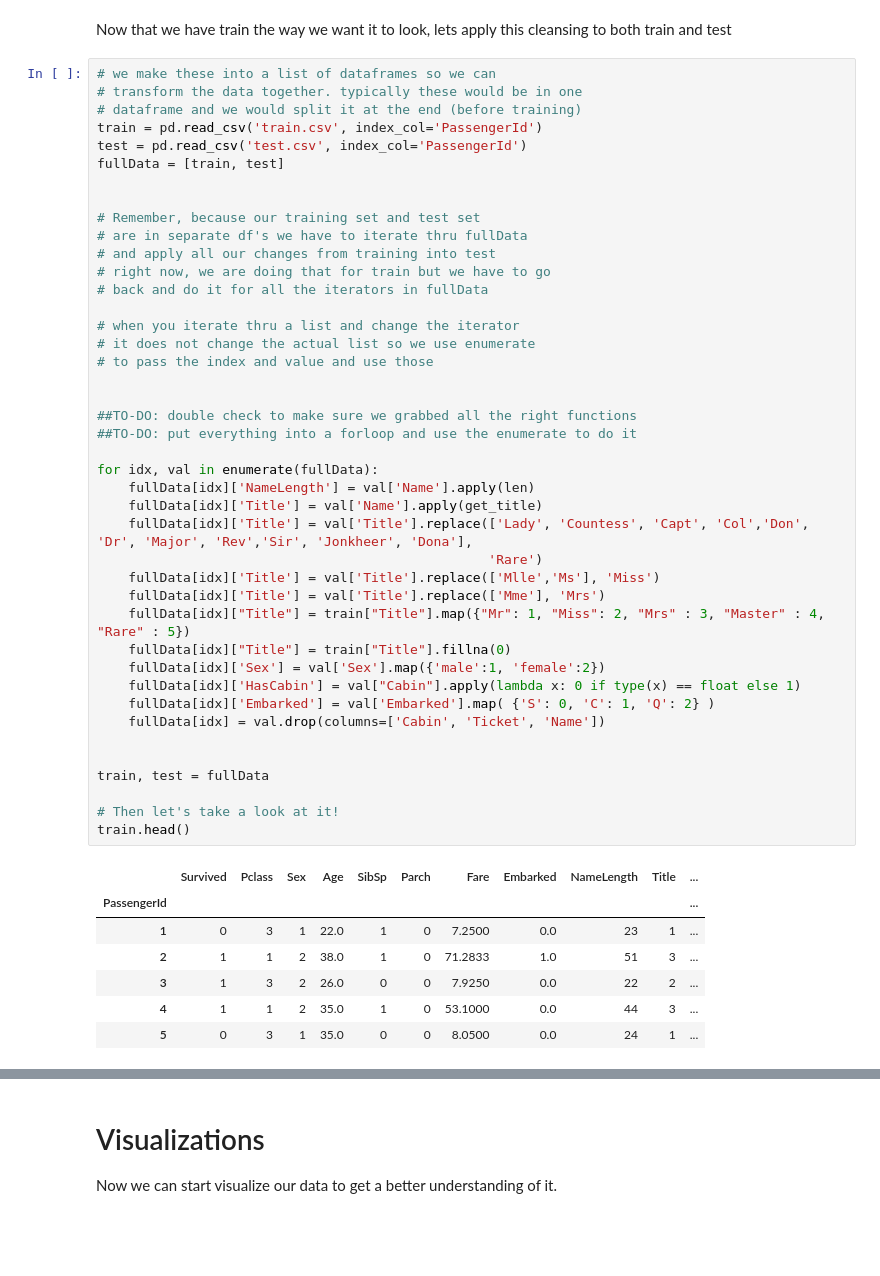
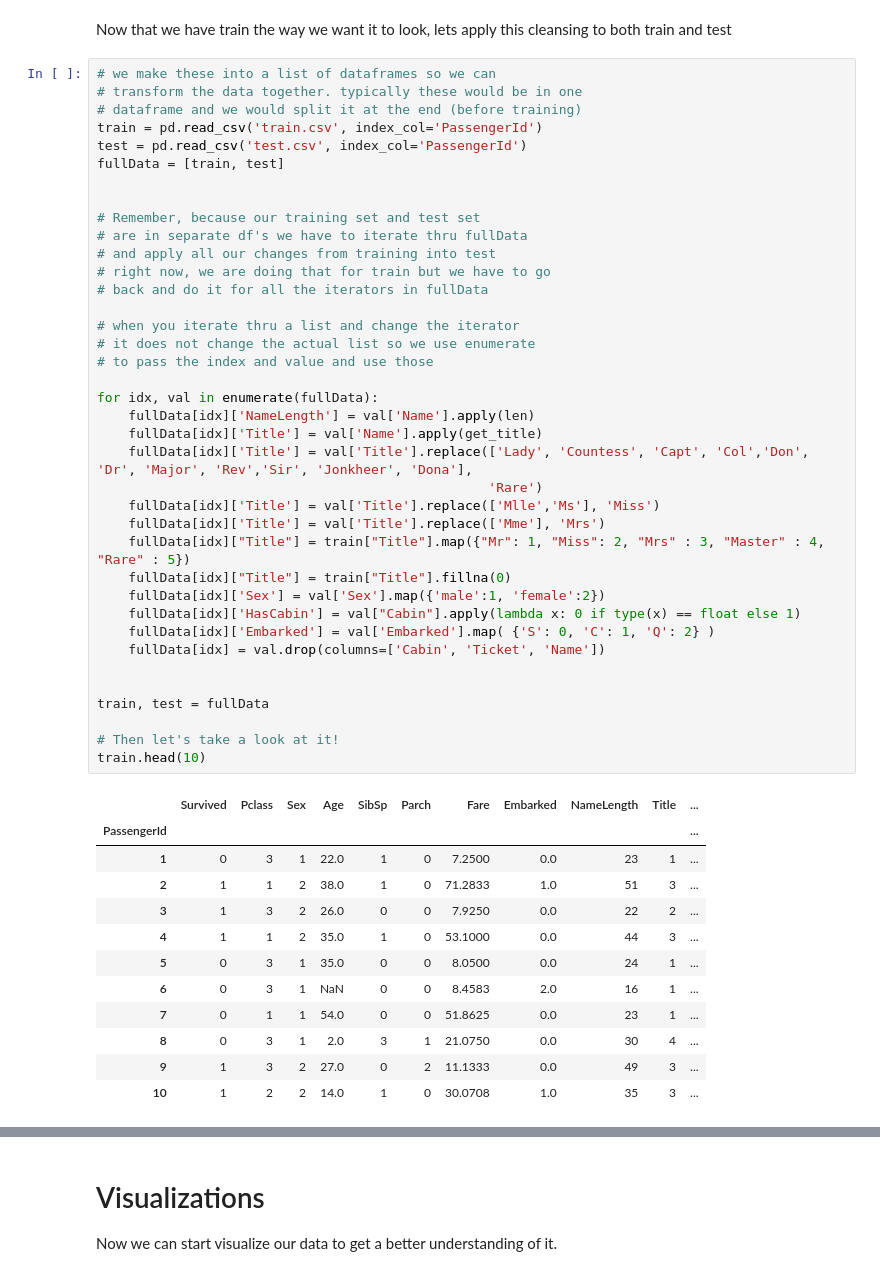
Before and after one commit to danjpark/python-titanic, a Jupyter notebook: TitanicDataDiscoveryTransformation.ipynb, the cells around one changed output, grey strips where cells are left out. Cells and saved outputs as stored; diff of their text form; blank space fills up the shorter version.

```diff
--- a/TitanicDataDiscoveryTransformation.ipynb
+++ b/TitanicDataDiscoveryTransformation.ipynb
@@ -238,35 +326,36 @@ fullData = [train, test]
 # when you iterate thru a list and change the iterator
 # it does not change the actual list so we use enumerate
 # to pass the index and value and use those
 
-
-##TO-DO: double check to make sure we grabbed all the right functions
-##TO-DO: put everything into a forloop and use the enumerate to do it
-
 for idx, val in enumerate(fullData):
     fullData[idx]['NameLength'] = val['Name'].apply(len)
     fullData[idx]['Title'] = val['Name'].apply(get_title)
     fullData[idx]['Title'] = val['Title'].replace(['Lady', 'Countess', 'Capt', 'Col','Don', 'Dr', 'Major', 'Rev','Sir', 'Jonkheer', 'Dona'],
                                                   'Rare')
     fullData[idx]['Title'] = val['Title'].replace(['Mlle','Ms'], 'Miss')
     fullData[idx]['Title'] = val['Title'].replace(['Mme'], 'Mrs')
     fullData[idx]["Title"] = train["Title"].map({"Mr": 1, "Miss": 2, "Mrs" : 3, "Master" : 4, "Rare" : 5})
     fullData[idx]["Title"] = train["Title"].fillna(0)
     fullData[idx]['Sex'] = val['Sex'].map({'male':1, 'female':2})
     fullData[idx]['HasCabin'] = val["Cabin"].apply(lambda x: 0 if type(x) == float else 1)
     fullData[idx]['Embarked'] = val['Embarked'].map( {'S': 0, 'C': 1, 'Q': 2} )
     fullData[idx] = val.drop(columns=['Cabin', 'Ticket', 'Name'])
 
 
 train, test = fullData
 
 # Then let's take a look at it!
-train.head()
+train.head(10)
 # %% [output]
 |  | Survived | Pclass | Sex | Age | SibSp | Parch | Fare | Embarked | NameLength | Title | ... |
 | PassengerId |  |  |  |  |  |  |  |  |  |  | ... |
 | 1 | 0 | 3 | 1 | 22.0 | 1 | 0 | 7.2500 | 0.0 | 23 | 1 | ... |
 | 2 | 1 | 1 | 2 | 38.0 | 1 | 0 | 71.2833 | 1.0 | 51 | 3 | ... |
 | 3 | 1 | 3 | 2 | 26.0 | 0 | 0 | 7.9250 | 0.0 | 22 | 2 | ... |
 | 4 | 1 | 1 | 2 | 35.0 | 1 | 0 | 53.1000 | 0.0 | 44 | 3 | ... |
 | 5 | 0 | 3 | 1 | 35.0 | 0 | 0 | 8.0500 | 0.0 | 24 | 1 | ... |
+| 6 | 0 | 3 | 1 | NaN | 0 | 0 | 8.4583 | 2.0 | 16 | 1 | ... |
+| 7 | 0 | 1 | 1 | 54.0 | 0 | 0 | 51.8625 | 0.0 | 23 | 1 | ... |
+| 8 | 0 | 3 | 1 | 2.0 | 3 | 1 | 21.0750 | 0.0 | 30 | 4 | ... |
+| 9 | 1 | 3 | 2 | 27.0 | 0 | 2 | 11.1333 | 0.0 | 49 | 3 | ... |
+| 10 | 1 | 2 | 2 | 14.0 | 1 | 0 | 30.0708 | 1.0 | 35 | 3 | ... |
```
Also changed, not shown: parts of 10 cells of this notebook.
